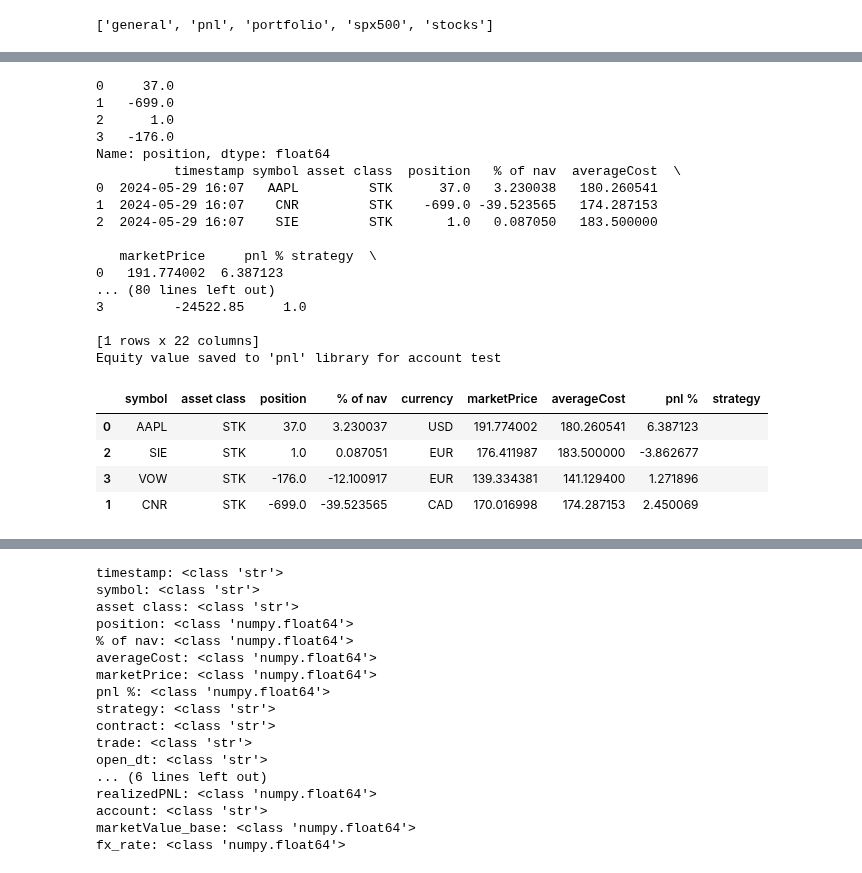
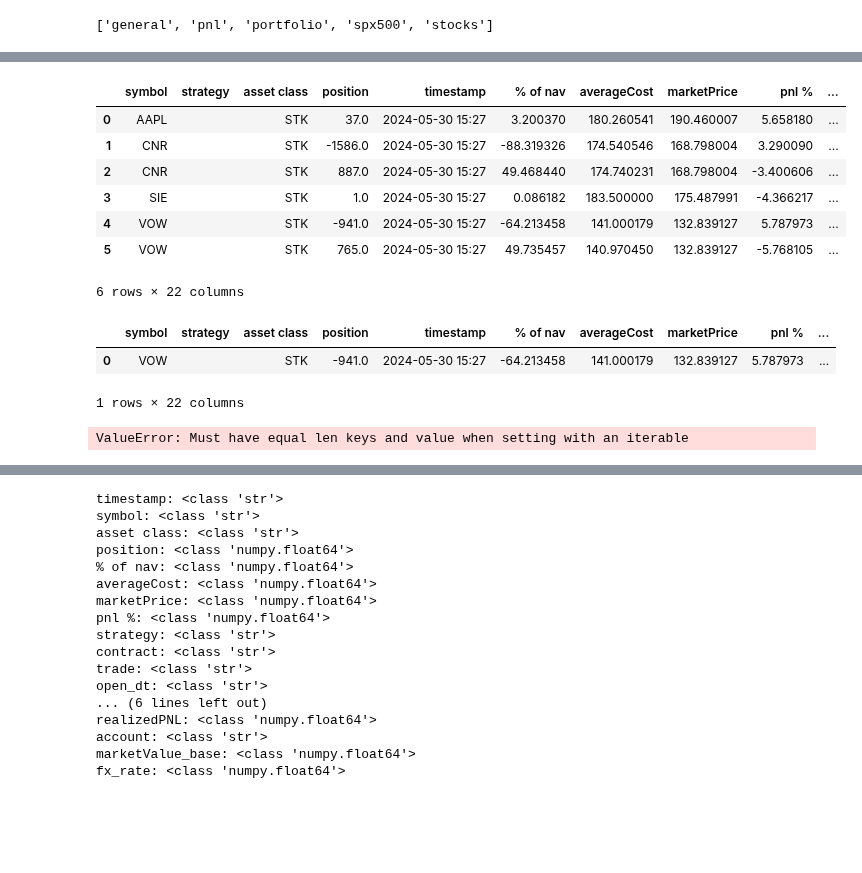
Before and after one commit to lowQuant/IB-Multi-Strategy-ATS, a Jupyter notebook: data_and_research/portfoliomanager_test.ipynb, the cells around one changed output, grey strips where cells are left out. Drawn from its saved outputs; the diff is of its cells as text; code cells hidden in the pictures; blank space fills up the shorter version.

```diff
--- a/data_and_research/portfoliomanager_test.ipynb
+++ b/data_and_research/portfoliomanager_test.ipynb
@@ -101,26 +75,45 @@ Name: position, dtype: float64
-# %%
-df = pm.get_ib_positions_for_gui()
-df
-# %% [output]
-0     37.0
-1   -699.0
-2      1.0
-3   -176.0
-Name: position, dtype: float64
-          timestamp symbol asset class  position   % of nav  averageCost  \
-0  2024-05-29 16:07   AAPL         STK      37.0   3.230038   180.260541
-1  2024-05-29 16:07    CNR         STK    -699.0 -39.523565   174.287153
-2  2024-05-29 16:07    SIE         STK       1.0   0.087050   183.500000
-
-   marketPrice     pnl % strategy  \
-0   191.774002  6.387123
-... (80 lines left out)
-3         -24522.85     1.0
-
-[1 rows x 22 columns]
-Equity value saved to 'pnl' library for account test
-|  | symbol | asset class | position | % of nav | currency | marketPrice | averageCost | pnl % | strategy |
-| 0 | AAPL | STK | 37.0 | 3.230037 | USD | 191.774002 | 180.260541 | 6.387123 |  |
-| 2 | SIE | STK | 1.0 | 0.087051 | EUR | 176.411987 | 183.500000 | -3.862677 |  |
-| 3 | VOW | STK | -176.0 | -12.100917 | EUR | 139.334381 | 141.129400 | 1.271896 |  |
-| 1 | CNR | STK | -699.0 | -39.523565 | CAD | 170.016998 | 174.287153 | 2.450069 |  |
+# %%
+df_ac = pm.portfolio_library.read(pm.account_id).data
+
+df_ac_active = df_ac[df_ac['deleted'] != True].copy()
+latest_active_entries = df_ac_active.sort_values(by='timestamp').groupby(['symbol', 'strategy', 'asset class','position']).last().reset_index()
+latest_active_entries
+# %% [output]
+|  | symbol | strategy | asset class | position | timestamp | % of nav | averageCost | marketPrice | pnl % | ... |
+| 0 | AAPL |  | STK | 37.0 | 2024-05-30 15:27 | 3.200370 | 180.260541 | 190.460007 | 5.658180 | ... |
+| 1 | CNR |  | STK | -1586.0 | 2024-05-30 15:27 | -88.319326 | 174.540546 | 168.798004 | 3.290090 | ... |
+| 2 | CNR |  | STK | 887.0 | 2024-05-30 15:27 | 49.468440 | 174.740231 | 168.798004 | -3.400606 | ... |
+| 3 | SIE |  | STK | 1.0 | 2024-05-30 15:27 | 0.086182 | 183.500000 | 175.487991 | -4.366217 | ... |
+| 4 | VOW |  | STK | -941.0 | 2024-05-30 15:27 | -64.213458 | 141.000179 | 132.839127 | 5.787973 | ... |
+| 5 | VOW |  | STK | 765.0 | 2024-05-30 15:27 | 49.735457 | 140.970450 | 132.839127 | -5.768105 | ... |
+6 rows × 22 columns
+# %%
+row_to_merge = latest_active_entries[(latest_active_entries['symbol'] == position_to_merge[0])
+                & (latest_active_entries['strategy'] == position_to_merge[1])
+                & (latest_active_entries['position'] == position_to_merge[2])].reset_index(drop=True)
+target_row = latest_active_entries[(latest_active_entries['symbol'] == target_position[0])
+                & (latest_active_entries['strategy'] == target_position[1])
+                & (latest_active_entries['position'] == target_position[2])].reset_index(drop=True)
+target_row
+# %% [output]
+|  | symbol | strategy | asset class | position | timestamp | % of nav | averageCost | marketPrice | pnl % | ... |
+| 0 | VOW |  | STK | -941.0 | 2024-05-30 15:27 | -64.213458 | 141.000179 | 132.839127 | 5.787973 | ... |
+1 rows × 22 columns
+# %%
+# if not target_row.empty:
+#     print(True)
+
+
+# target_row = target_row.iloc[0]
+agg_df = target_row.copy()
+agg_df.loc[0,'position'] += row_to_merge.loc[0,'position']
+agg_df.loc[0,'timestamp'] = datetime.datetime.now().strftime('%Y-%m-%d %H:%M')
+agg_df.loc[0,'marketValue_base'] += row_to_merge.loc[0,'marketValue_base']
+agg_df.loc[0,'% of nav'] = ( agg_df.loc[0,'marketValue_base'] / pm.total_equity ) * 100
+agg_df.loc[0,'averageCost'] = ( (row_to_merge.loc[0,'averageCost'] * row_to_merge.loc[0,'position']) +
+                                (target_row.loc[0,'averageCost'] * target_row.loc[0,'position']) ) / agg_df.loc[0,'position']
+agg_df.loc[0,'pnl %'] = ( (agg_df.loc[0,'marketPrice'] - agg_df.loc[0,'averageCost']) * agg_df.loc[0,'position'] )/ agg_df.loc[0,'marketValue_base']
+# skip contract
+agg_df.loc[0,'trade'] = [agg_df.loc[0,'trade'], row_to_merge.loc[0,'trade']]
+# %% [output]
+ValueError: Must have equal len keys and value when setting with an iterable
```
Also changed, not shown: parts of 9 cells of this notebook.
